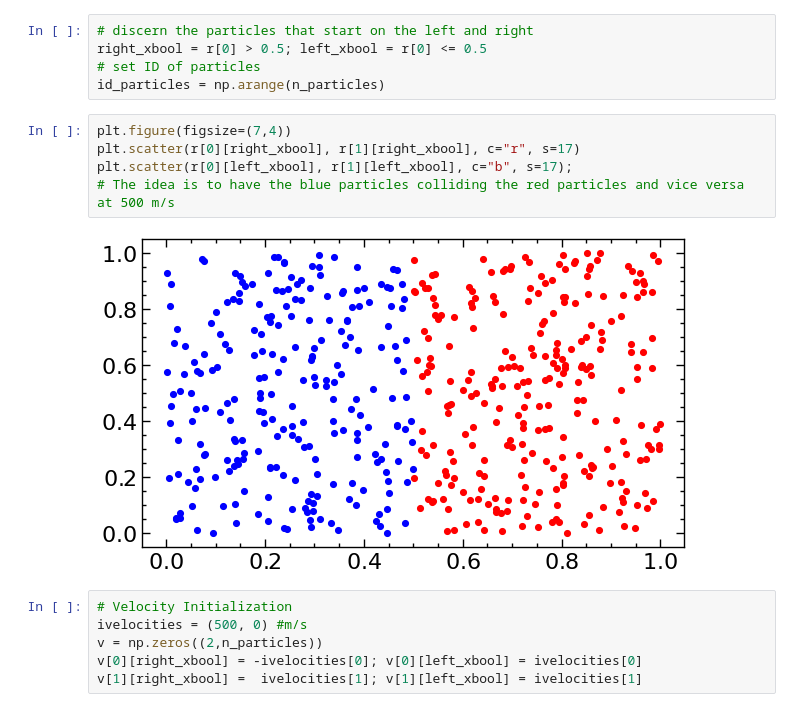
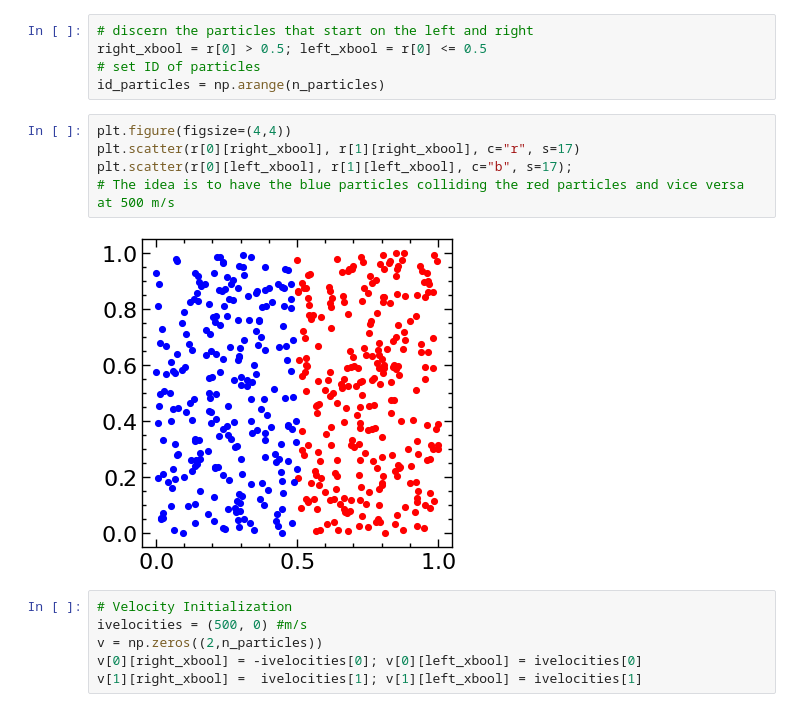
Before and after one commit to Chinnasf/Physics, a Jupyter notebook: GPU Code/Boltzmann Distribution | Non-GPU.ipynb, the cells around one changed output. Saved outputs shown, nothing was run; the diff lists cells and outputs as text.

```diff
--- a/GPU Code/Boltzmann Distribution | Non-GPU.ipynb
+++ b/GPU Code/Boltzmann Distribution | Non-GPU.ipynb
@@ -35,12 +35,12 @@ right_xbool = r[0] > 0.5; left_xbool = r[0] <= 0.5
 # set ID of particles
 id_particles = np.arange(n_particles)
 # %%
-plt.figure(figsize=(7,4))
+plt.figure(figsize=(4,4))
 plt.scatter(r[0][right_xbool], r[1][right_xbool], c="r", s=17)
 plt.scatter(r[0][left_xbool], r[1][left_xbool], c="b", s=17);
 # The idea is to have the blue particles colliding the red particles and vice versa at 500 m/s
 # %% [output]
-[figure, old version]
+[figure, new version]
 # %%
 # Velocity Initialization
 ivelocities = (500, 0) #m/s
```
Also changed, not shown: parts of 12 cells of this notebook, 3 other files.
